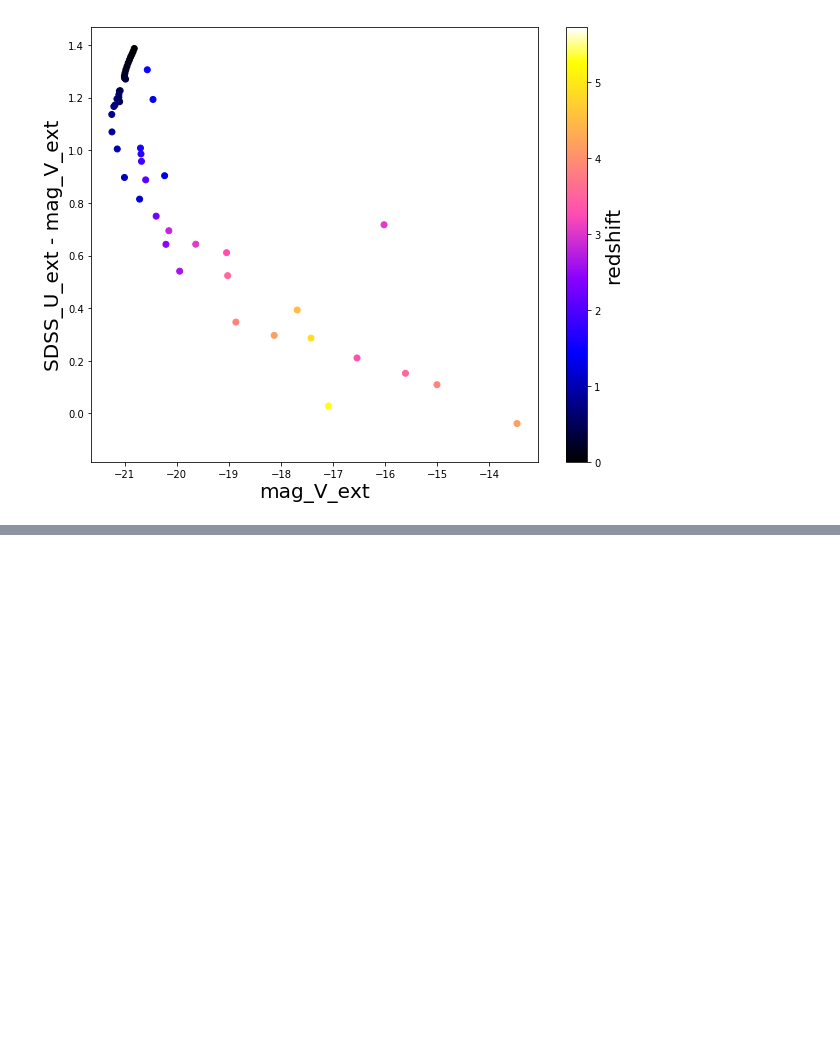
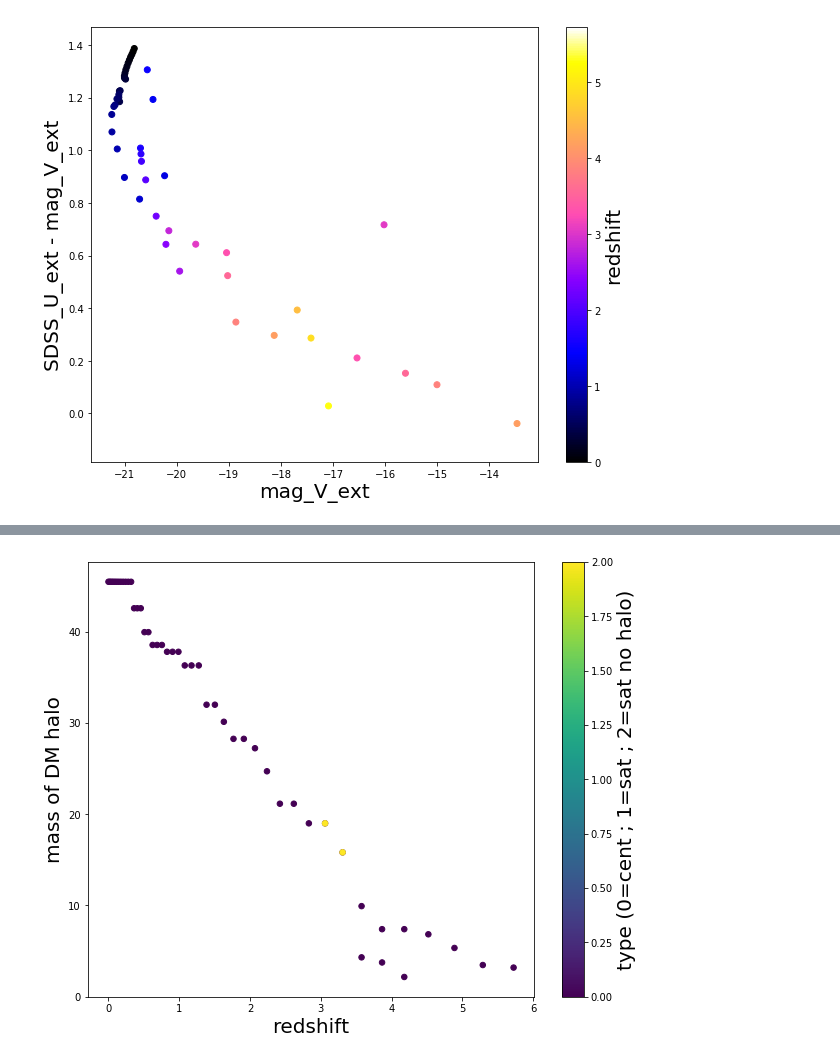
Before and after one commit to GiorgioManzoni/VIPERS_GALFORM, a Jupyter notebook: 005_progenitor.ipynb, the cells around one changed output, grey strips where cells are left out. Cells and saved outputs as stored; diff of their text form; code cells hidden in the pictures; blank space fills up the shorter version.

```diff
--- a/005_progenitor.ipynb
+++ b/005_progenitor.ipynb
@@ -83,0 +115,11 @@ plt.show()
+# %%
+plt.figure(figsize=(10,8))
+#plt.plot(data['redshift'],data['mdhalo'],color='b')
+plt.scatter(data['redshift'],data['mdhalo'],s=30,c=data['type'])
+plt.xlabel(r"redshift")
+plt.ylabel("mass of DM halo")
+plt.colorbar(label='type (0=cent ; 1=sat ; 2=sat no halo)')
+plt.savefig('../plots/005/mdhalo_progenitor.png')
+plt.show()
+# %% [output]
+[figure, added]
```
Also changed, not shown: parts of 18 cells of this notebook.
